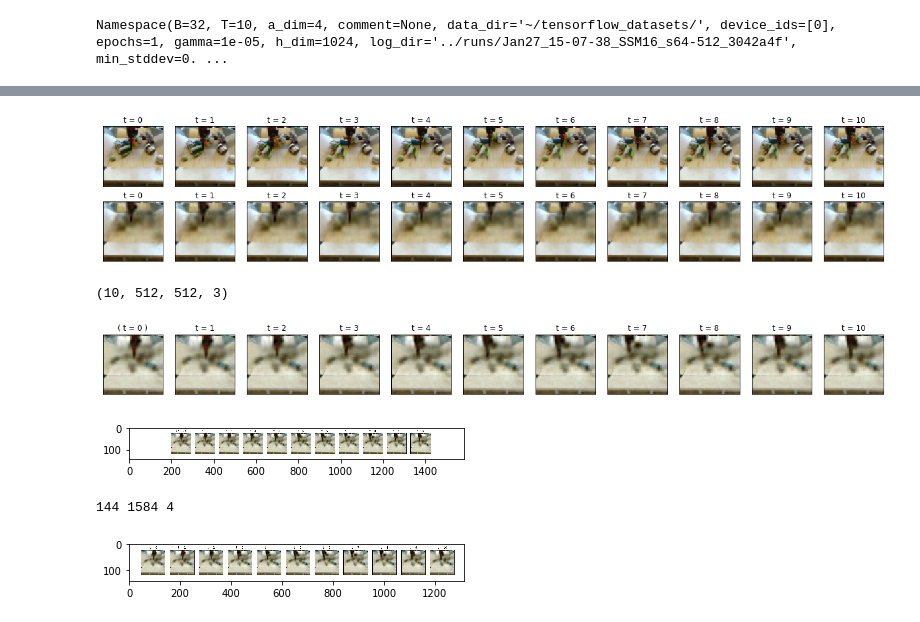
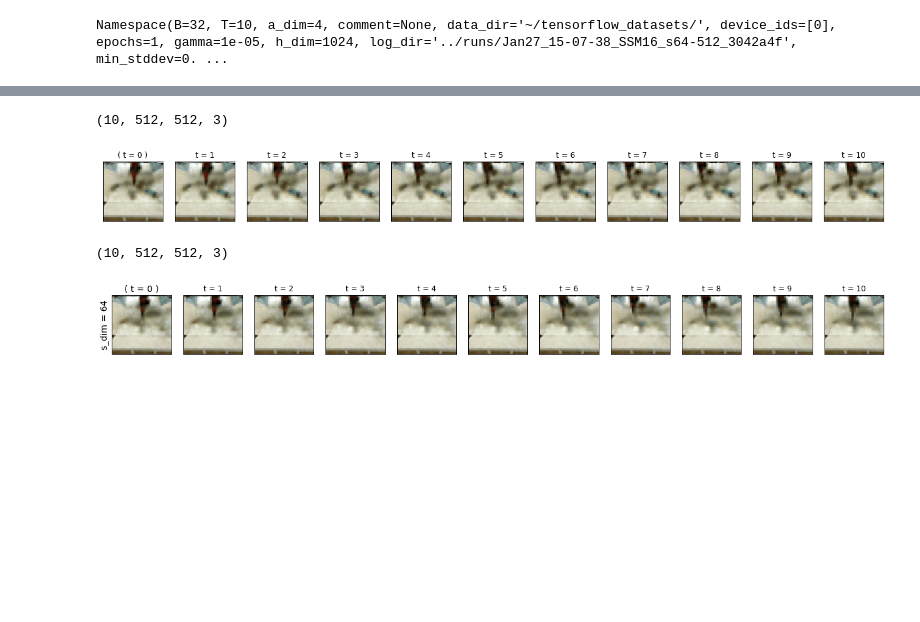
Before and after one commit to naruya/ssm-pixyz, a Jupyter notebook: SSM____/show.ipynb, the cells around one changed output, grey strips where cells are left out. Drawn from its saved outputs; the diff is of its cells as text; code cells hidden in the pictures; blank space fills up the shorter version.

```diff
--- a/SSM____/show.ipynb
+++ b/SSM____/show.ipynb
@@ -102,83 +92,47 @@ torch.Size([64, 10, 3, 64, 64])
+# %%
+gif = vread("gif/s64-512_1000.gif", T=10)
+print(gif.shape)
+# %% [output]
+(10, 512, 512, 3)
 # %%
-import matplotlib.pyplot as plt
+fig = plt.figure(figsize=(22,2))
 
-fig = plt.figure(figsize=(22, 4))
-
-subplot = fig.add_subplot(2, 11, 1)
+subplot = fig.add_subplot(1, 11, 1)
 subplot.set_xticks([])
 subplot.set_yticks([])
-plt.title("t = 0")
-subplot.imshow(video[0,0].transpose(1,2,0))
+plt.title("( t = 0 )")
+subplot.imshow(gif[0, 64:128, 0:64])
+
 for t in range(10):
-    subplot = fig.add_subplot(2, 11, t+2)
+    subplot = fig.add_subplot(1, 11, t+2)
     subplot.set_xticks([])
     subplot.set_yticks([])
     plt.title("t = {}".format(t+1))
-    subplot.imshow(video[0,t].transpose(1,2,0))
-
-subplot = fig.add_subplot(2, 11, 12)
-subplot.set_xticks([])
-subplot.set_yticks([])
-plt.title("t = 0")
-subplot.imshow(video[8,0].transpose(1,2,0))
-for t in range(10):
-    subplot = fig.add_subplot(2, 11, t+13)
-    subplot.set_xticks([])
-    subplot.set_yticks([])
-    plt.title("t = {}".format(t+1))
-    subplot.imshow(video[8,t].transpose(1,2,0))
-
+    subplot.imshow(gif[t, 64:128, 0:64])
 plt.show()
 # %% [output]
-[figure, old version]
+[figure, new version]
-# %%
-import cv2
-import numpy as np
-
-# faster than `vread` in `skvideo.io`
-def vread(path, T=30):
-    cap = cv2.VideoCapture(path)
-    gif = [cap.read()[1][:,:,::-1] for i in range(T)]
-    gif = np.array(gif)
-    cap.release()
-    return gif
-
-gif = vread("gif/s64-512_1000.gif", T=10)
-print(gif.shape)
-# %% [output]
-(10, 512, 512, 3)
+# %%
+gif = vread("gif/s64_1000.gif", T=10)
+print(gif.shape)
+# %% [output]
+(10, 512, 512, 3)
 # %%
 fig = plt.figure(figsize=(22,2))
 
 subplot = fig.add_subplot(1, 11, 1)
 subplot.set_xticks([])
 subplot.set_yticks([])
-plt.title("( t = 0 )")
+plt.title("( t = 0 )", fontsize=14)
+plt.ylabel("s_dim = 64", fontsize=14)
 subplot.imshow(gif[0, 64:128, 0:64])
 
 for t in range(10):
     subplot = fig.add_subplot(1, 11, t+2)
     subplot.set_xticks([])
     subplot.set_yticks([])
     plt.title("t = {}".format(t+1))
     subplot.imshow(gif[t, 64:128, 0:64])
-path = "img/s64-512_1000_0.png"
-plt.savefig(path)
 plt.show()
 # %% [output]
-[figure, old version]
+[figure, new version]
-# %%
-img = plt.imread(path)
-plt.imshow(img)
-plt.show()
-# %% [output]
-[figure, removed]
-# %%
-h, w, c = img.shape
-print(h, w, c)
-plt.imshow(img[:, 150:w-120, :])
-plt.savefig("img/s64-512_1000_0_mini.png")
-plt.show()
-# %% [output]
-144 1584 4
-[figure, removed]
```
Also changed, not shown: parts of 5 cells of this notebook, 3 other files.
